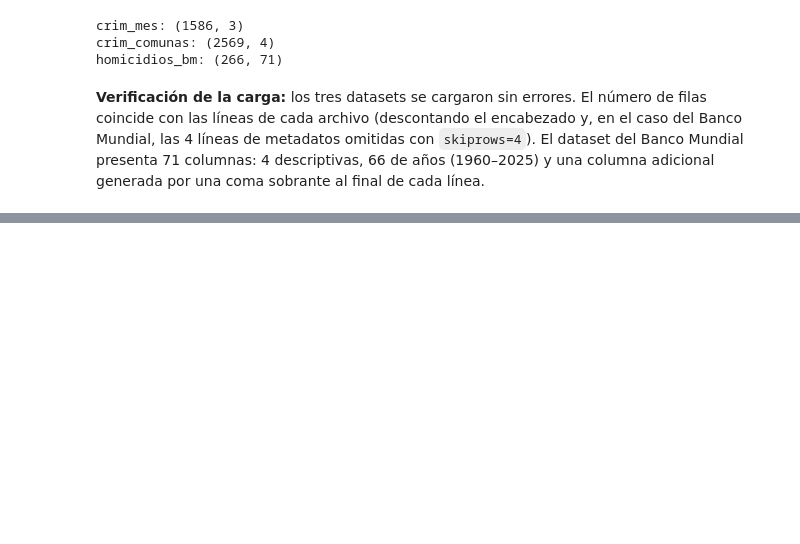
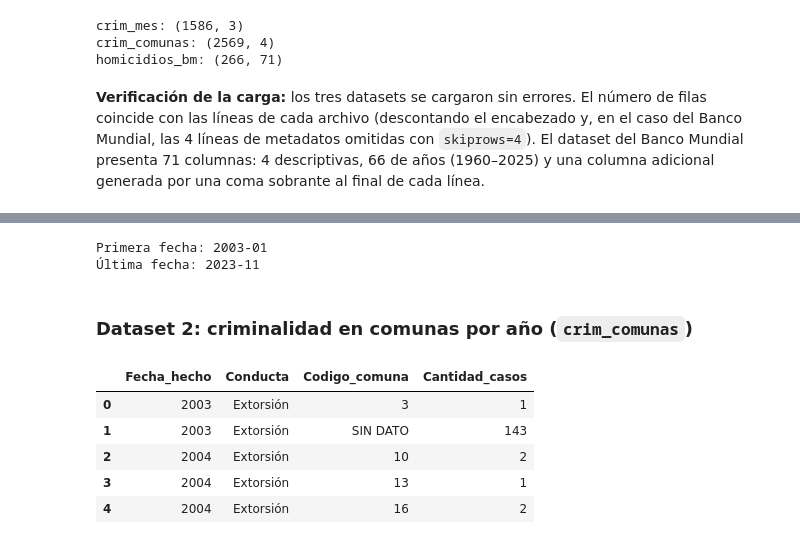
Before and after one commit to LPAMENDEZ/criminalidad-medellin, a Jupyter notebook: notebooks/diagnostico_calidad.ipynb, the cells around one changed output, grey strips where cells are left out. Saved outputs shown, nothing was run; the diff lists cells and outputs as text; code cells hidden in the pictures; blank space fills up the shorter version.

```diff
--- a/notebooks/diagnostico_calidad.ipynb
+++ b/notebooks/diagnostico_calidad.ipynb
@@ -56,0 +129,17 @@ homicidios_bm: (266, 71)
+# %%
+print("Primera fecha:", crim_mes["Fecha_hecho"].min())
+print("Última fecha:", crim_mes["Fecha_hecho"].max())
+# %% [output]
+Primera fecha: 2003-01
+Última fecha: 2023-11
+# %% [markdown]
+### Dataset 2: criminalidad en comunas por año (`crim_comunas`)
+# %%
+crim_comunas.head()
+# %% [output]
+|  | Fecha_hecho | Conducta | Codigo_comuna | Cantidad_casos |
+| 0 | 2003 | Extorsión | 3 | 1 |
+| 1 | 2003 | Extorsión | SIN DATO | 143 |
+| 2 | 2004 | Extorsión | 10 | 2 |
+| 3 | 2004 | Extorsión | 13 | 1 |
+| 4 | 2004 | Extorsión | 16 | 2 |
```
Also changed, not shown: parts of 32 cells of this notebook.
